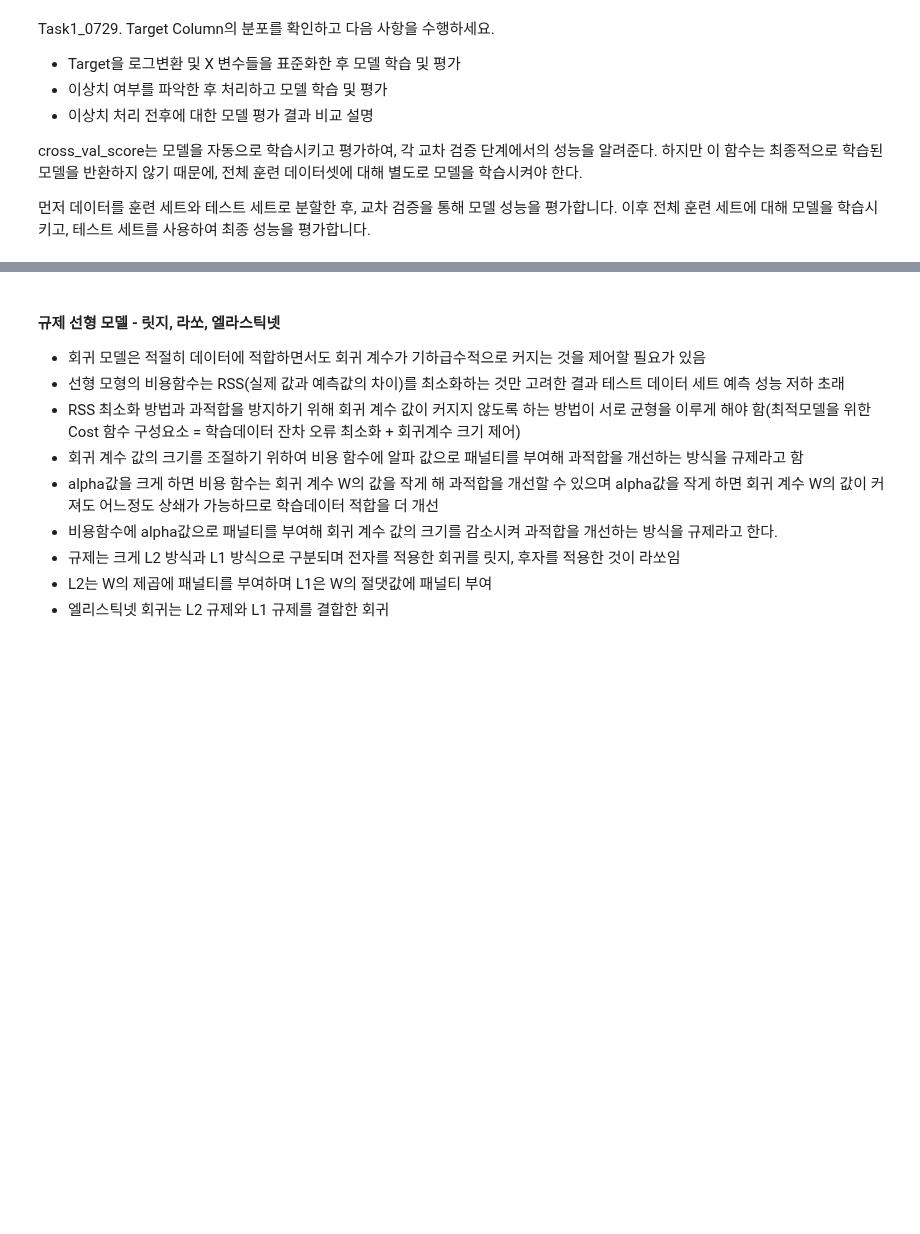
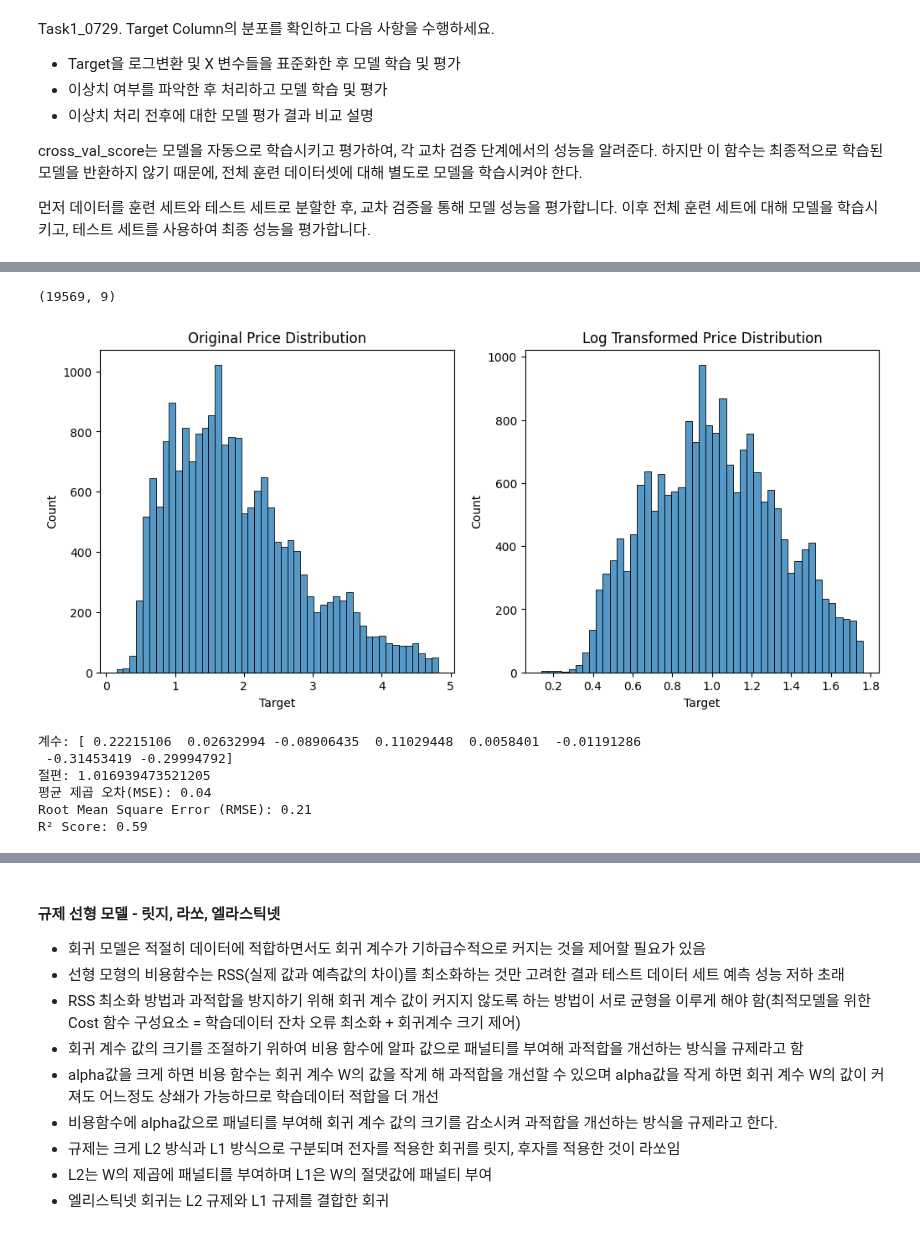
Before and after one commit to Kimhang-KDT/kita_2404, a Jupyter notebook: m5_머신러닝/ML_회귀.ipynb, the cells around one changed output, grey strips where cells are left out. Cells and saved outputs as stored; diff of their text form; code cells hidden in the pictures; blank space fills up the shorter version.

```diff
--- a/m5_머신러닝/ML_회귀.ipynb
+++ b/m5_머신러닝/ML_회귀.ipynb
@@ -368,0 +491,4 @@ cross_val_score는 모델을 자동으로 학습시키고 평가하여, 각 교
+# %%
+# Remove the outliers
+df_no_outliers = df[(df['Target'] >= lower_bound) & (df['Target'] <= upper_bound)]  # 이상치를 제거한 데이터
+df_no_outliers.info()
@@ -368,0 +512,74 @@ cross_val_score는 모델을 자동으로 학습시키고 평가하여, 각 교
+# %%
+df_no_outliers.shape
+# %% [output]
+(19569, 9)
+# %%
+import matplotlib.pyplot as plt
+import seaborn as sns
+import numpy as np
+
+# 1행 2열의 서브플롯 생성
+fig, axs = plt.subplots(figsize=(12, 5), ncols=2, nrows=1)
+
+# 원래 PRICE의 분포
+sns.histplot(df_no_outliers['Target'], ax=axs[0])
+axs[0].set_title('Original Price Distribution')
+
+# 로그 변환된 PRICE의 분포
+y_log = np.log1p(df_no_outliers['Target'])
+sns.histplot(y_log, ax=axs[1])
+axs[1].set_title('Log Transformed Price Distribution')
+
+# 그래프 표시
+plt.show()
+# %% [output]
+[figure, added]
+# %%
+import numpy as np
+import pandas as pd
+from sklearn.datasets import fetch_california_housing
+from sklearn.linear_model import LinearRegression
+from sklearn.model_selection import train_test_split
+from sklearn.metrics import mean_squared_error, r2_score
+from sklearn.preprocessing import StandardScaler
+
+# 캘리포니아 주택 데이터셋 불러오기
+X = df_no_outliers.drop(['Target'], axis=1)
+# X = df_no_outliers.drop(['Target','Latitude'], axis=1)
+y = df_no_outliers['Target']
+
+# 타겟 변수에 로그 변환 적용
+y_log = np.log1p(y)
+
+# 데이터셋을 DataFrame으로 변환
+df = pd.DataFrame(X, columns=housing.feature_names)
+
+# 특성 스케일링
+scaler = StandardScaler()
+X_scaled = scaler.fit_transform(X)
+
+# 훈련 데이터와 테스트 데이터 분할
+X_train, X_test, y_train, y_test = train_test_split(X_scaled, y_log, test_size=0.2, random_state=0)
+
+# 선형 회귀 모델 생성 및 훈련
+lin_reg = LinearRegression()
+lin_reg.fit(X_train, y_train)
+
+# 테스트 데이터에 대한 예측 및 성능 평가
+y_pred = lin_reg.predict(X_test)
+mse = mean_squared_error(y_test, y_pred)
+rmse = np.sqrt(mse)  # Calculate RMSE
+r2 = r2_score(y_test, y_pred)  # Calculate R² score
+
+print("계수:", lin_reg.coef_)
+print("절편:", lin_reg.intercept_)
+print("평균 제곱 오차(MSE):", round(mse,2))
+print("Root Mean Square Error (RMSE):", round(rmse,2))
+print("R² Score:", round(r2,2))
+# %% [output]
+계수: [ 0.22215106  0.02632994 -0.08906435  0.11029448  0.0058401  -0.01191286
+ -0.31453419 -0.29994792]
+절편: 1.016939473521205
+평균 제곱 오차(MSE): 0.04
+Root Mean Square Error (RMSE): 0.21
+R² Score: 0.59
```
Also changed, not shown: parts of 27 cells of this notebook, 1 other file.
